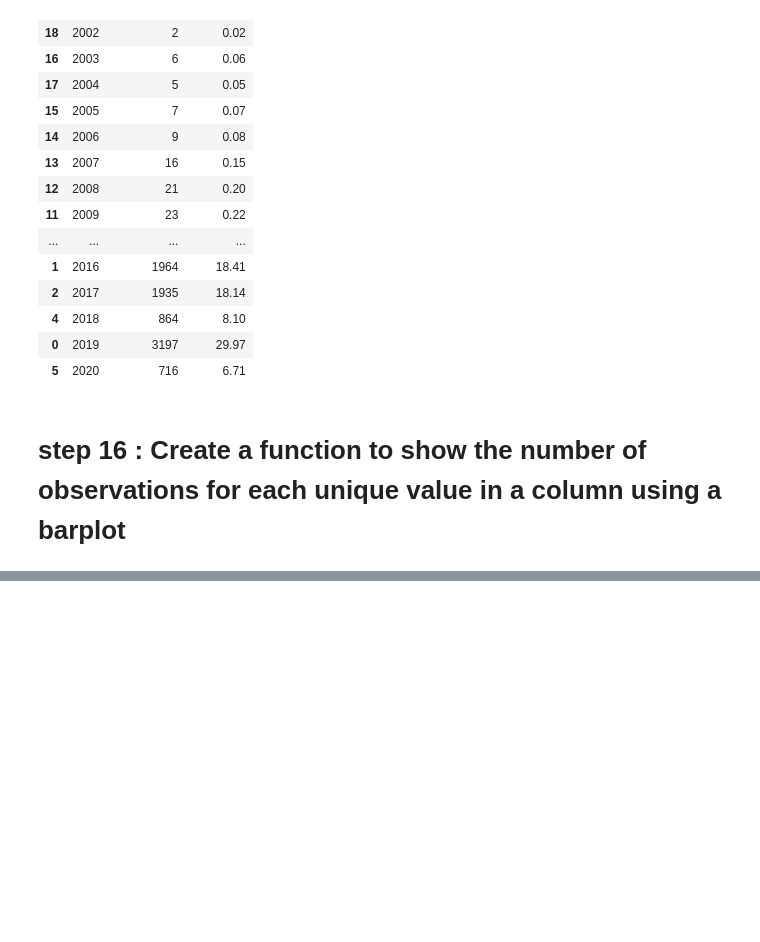
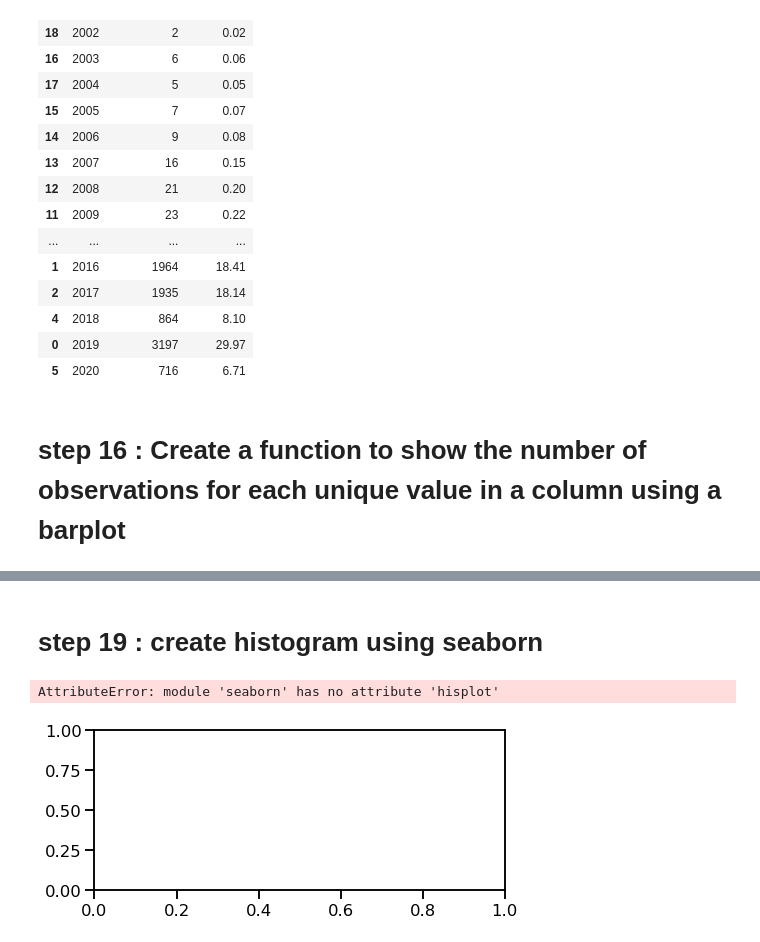
Before and after one commit to Israt055/audi_used_car_analysis-, a Jupyter notebook: audi_used_car_EDA.ipynb, the cells around one changed output, grey strips where cells are left out. Cells and saved outputs as stored; diff of their text form; code cells hidden in the pictures; blank space fills up the shorter version.

```diff
--- a/audi_used_car_EDA.ipynb
+++ b/audi_used_car_EDA.ipynb
@@ -461,0 +553,12 @@ plt.show()
+# %% [markdown]
+# step 19 : create histogram using seaborn
+# %%
+plt.figure(figsize = (25,10))
+plt.subplot(3,3,1)
+sns.hisplot(data = df , x = 'Total_calls' , binwidth = 20)
+plt.tight_layout()
+
+plt.show()
+# %% [output]
+AttributeError: module 'seaborn' has no attribute 'hisplot'
+[figure, added]
```
Also changed, not shown: parts of 19 cells of this notebook.
